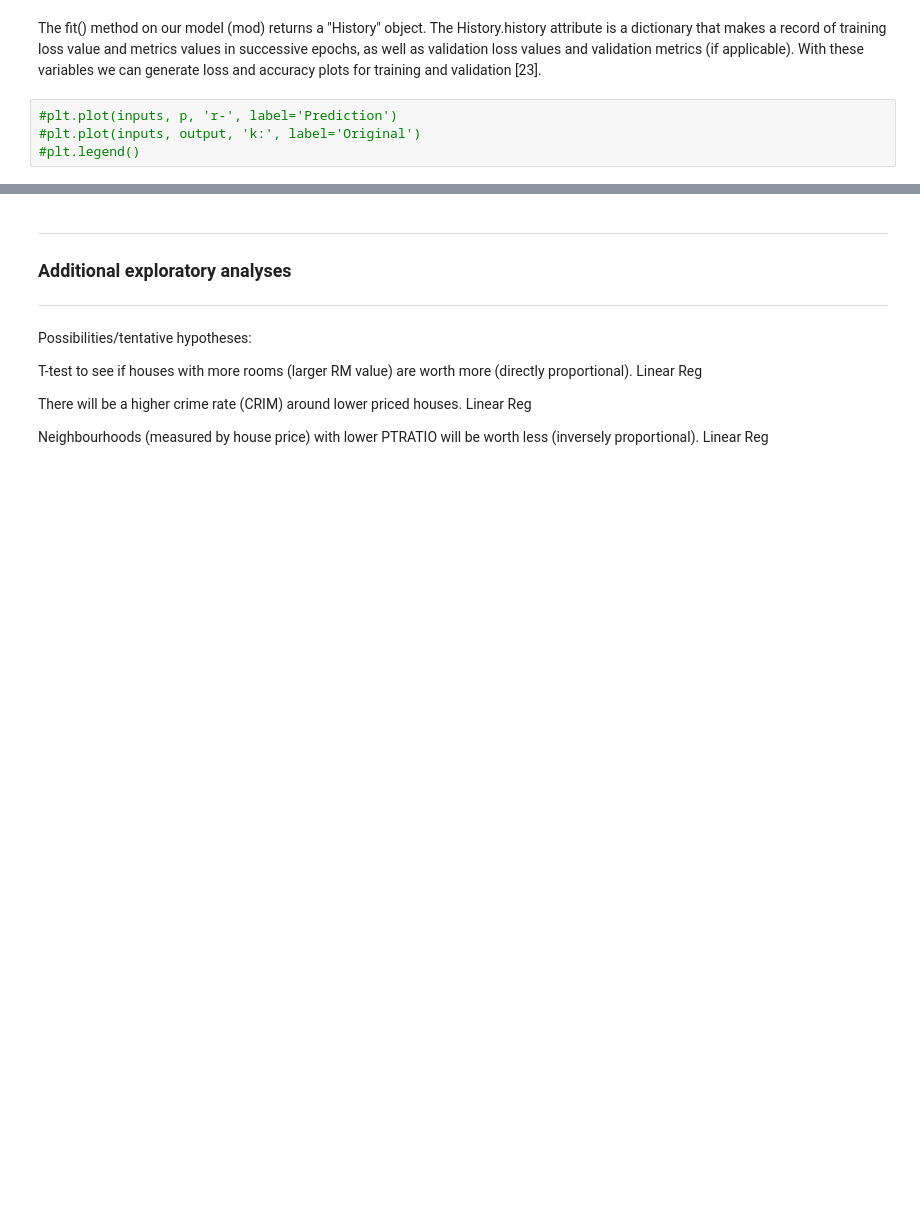
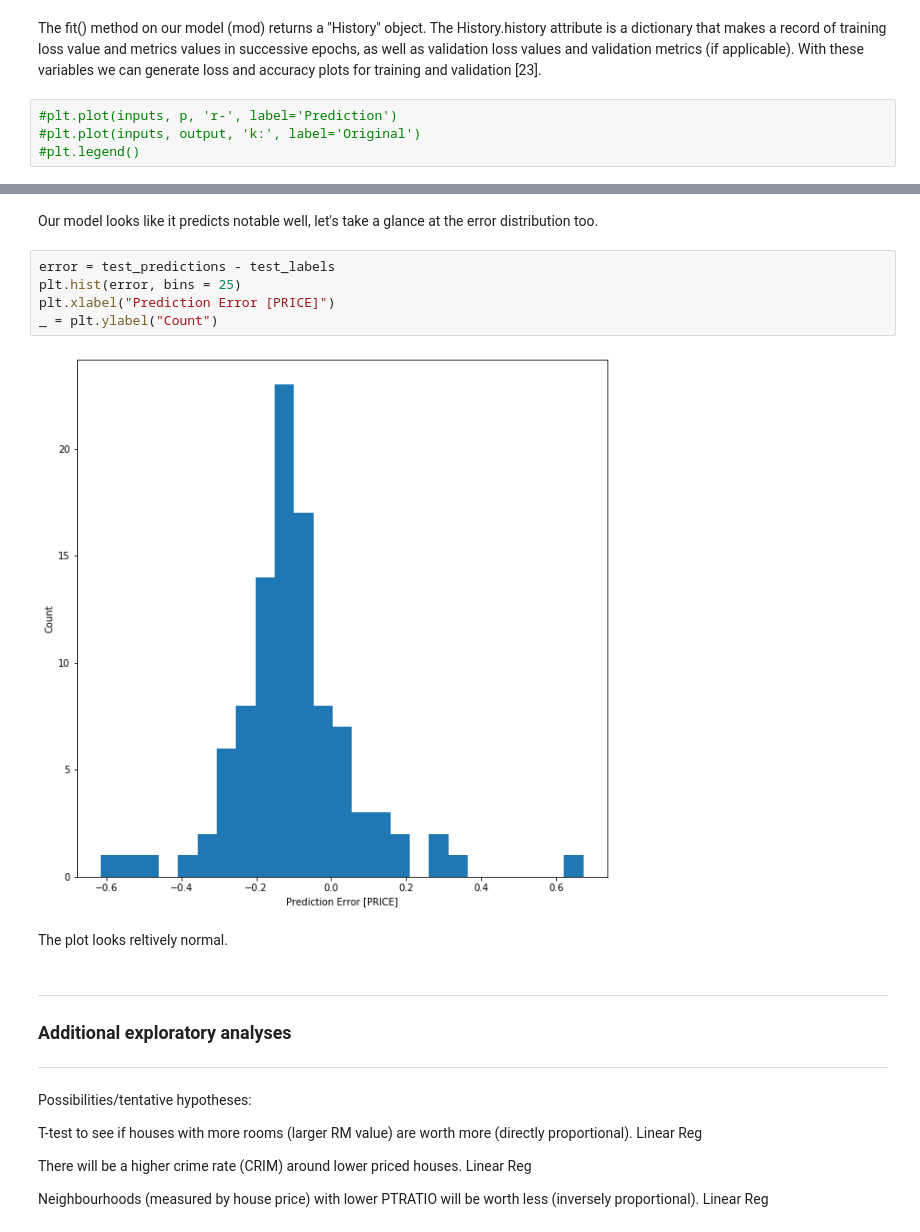
Before and after one commit to Datagatherer2357/Machine-Learning-and-Statistics-2019-Assessment, a Jupyter notebook: Machine-Learning-and-Statistics-2019-Assessment.ipynb, the cells around one changed output, grey strips where cells are left out. Cells and saved outputs as stored; diff of their text form; blank space fills up the shorter version.

Commit message:
notable refined neural net and plotted

```diff
--- a/Machine-Learning-and-Statistics-2019-Assessment.ipynb
+++ b/Machine-Learning-and-Statistics-2019-Assessment.ipynb
@@ -1214,3 +1369,14 @@ plt.legend()
+# %% [markdown]
+Our model looks like it predicts notable well, let's take a glance at the error distribution too.
+# %%
+error = test_predictions - test_labels
+plt.hist(error, bins = 25)
+plt.xlabel("Prediction Error [PRICE]")
+_ = plt.ylabel("Count")
+# %% [output]
+[figure, added]
+# %% [markdown]
+The plot looks reltively normal.
 # %% [markdown]
 ***
 ### Additional exploratory analyses
```
Also changed, not shown: parts of 42 cells of this notebook.
